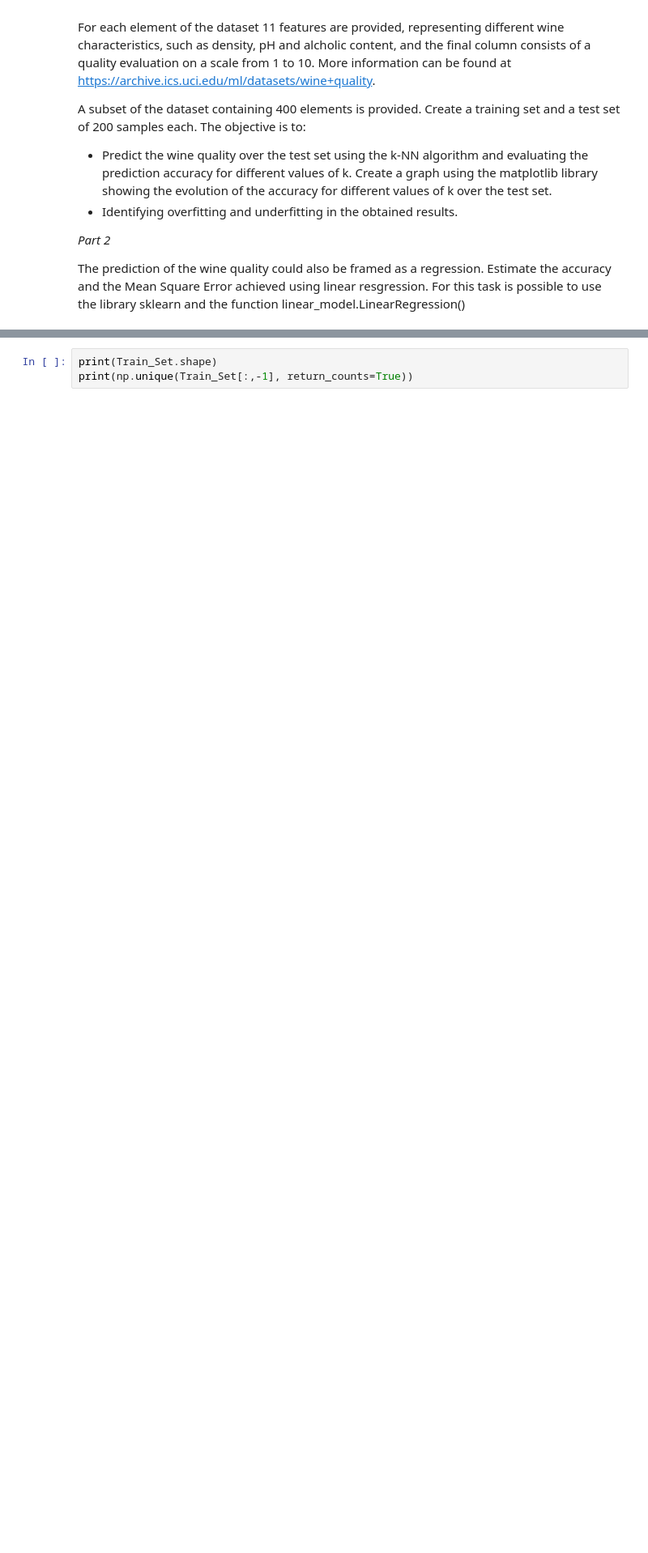
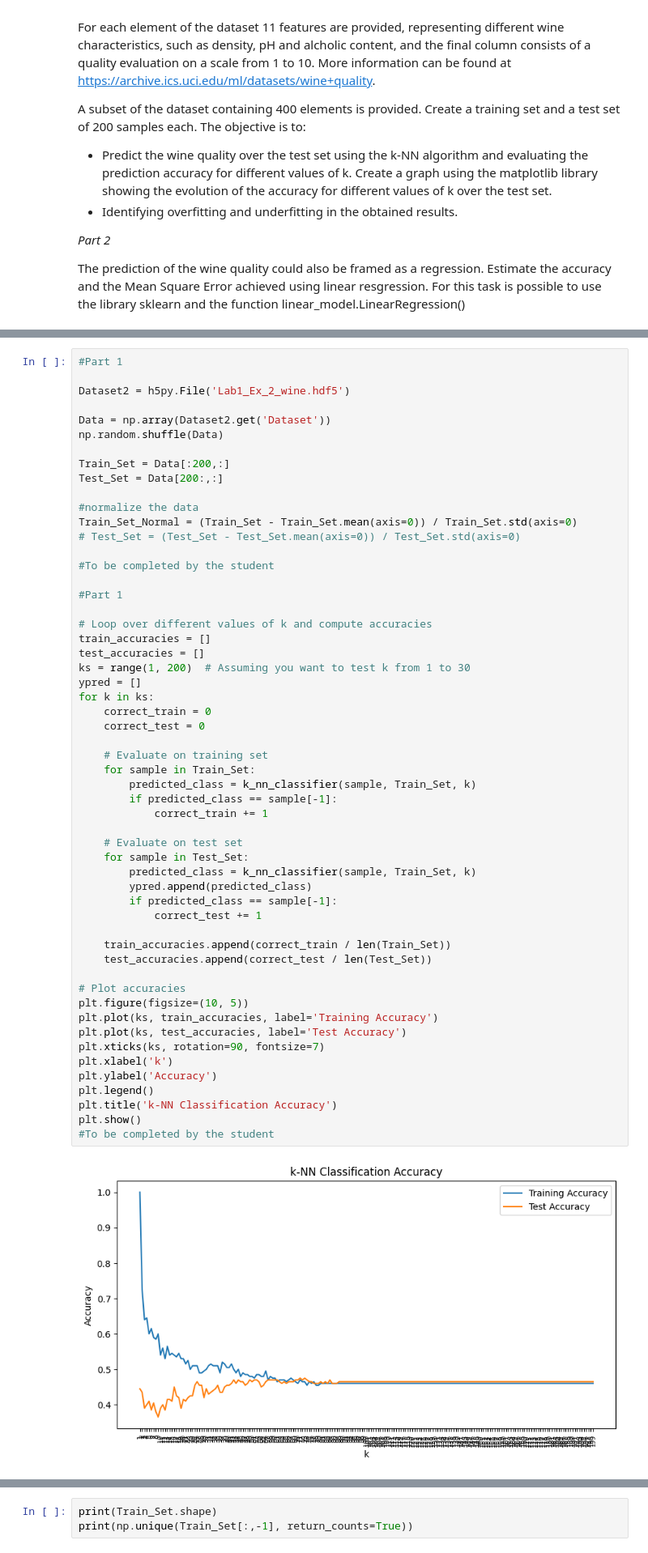
Before and after one commit to A-M-Alizadeh/Statistical-Labs, a Jupyter notebook: Stat Labs/Computer LAB 1/Lab1.ipynb, the cells around one changed output, grey strips where cells are left out. Shown at 81% size. Cells and saved outputs as stored; diff of their text form; blank space fills up the shorter version.

```diff
--- a/Stat Labs/Computer LAB 1/Lab1.ipynb
+++ b/Stat Labs/Computer LAB 1/Lab1.ipynb
@@ -189,3 +189,60 @@ plt.show()
+# %%
+#Part 1
+
+Dataset2 = h5py.File('Lab1_Ex_2_wine.hdf5')
+
+Data = np.array(Dataset2.get('Dataset'))
+np.random.shuffle(Data)
+
+Train_Set = Data[:200,:]
+Test_Set = Data[200:,:]
+
+#normalize the data
+Train_Set_Normal = (Train_Set - Train_Set.mean(axis=0)) / Train_Set.std(axis=0)
+# Test_Set = (Test_Set - Test_Set.mean(axis=0)) / Test_Set.std(axis=0)
+
+#To be completed by the student
+
+#Part 1
+
+# Loop over different values of k and compute accuracies
+train_accuracies = []
+test_accuracies = []
+ks = range(1, 200)  # Assuming you want to test k from 1 to 30
+ypred = []
+for k in ks:
+    correct_train = 0
+    correct_test = 0
+
+    # Evaluate on training set
+    for sample in Train_Set:
+        predicted_class = k_nn_classifier(sample, Train_Set, k)
+        if predicted_class == sample[-1]:
+            correct_train += 1
+
+    # Evaluate on test set
+    for sample in Test_Set:
+        predicted_class = k_nn_classifier(sample, Train_Set, k)
+        ypred.append(predicted_class)
+        if predicted_class == sample[-1]:
+            correct_test += 1
+
+    train_accuracies.append(correct_train / len(Train_Set))
+    test_accuracies.append(correct_test / len(Test_Set))
+
+# Plot accuracies
+plt.figure(figsize=(10, 5))
+plt.plot(ks, train_accuracies, label='Training Accuracy')
+plt.plot(ks, test_accuracies, label='Test Accuracy')
+plt.xticks(ks, rotation=90, fontsize=7)
+plt.xlabel('k')
+plt.ylabel('Accuracy')
+plt.legend()
+plt.title('k-NN Classification Accuracy')
+plt.show()
+#To be completed by the student
+# %% [output]
+[figure, added]
 # %%
 import numpy as np
 Dataset2 = h5py.File('Lab1_Ex_2_wine.hdf5')
```
Also changed, not shown: parts of 3 cells of this notebook, 1 other file.
